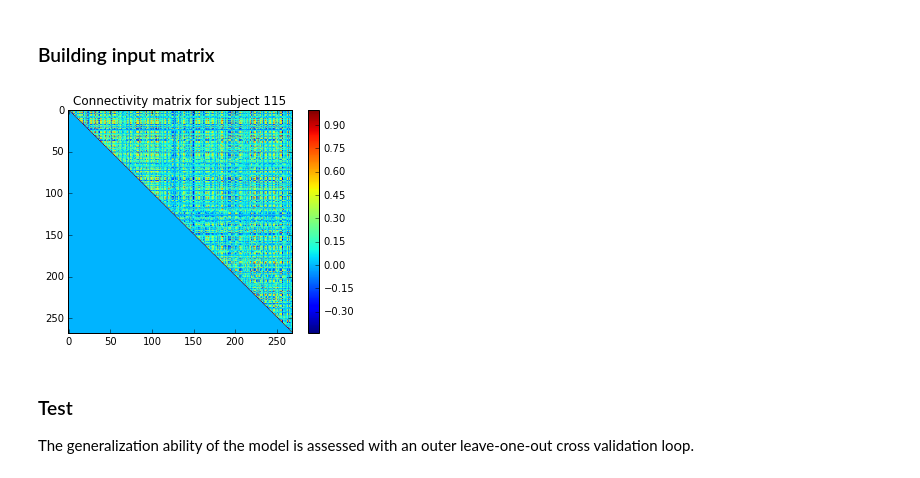
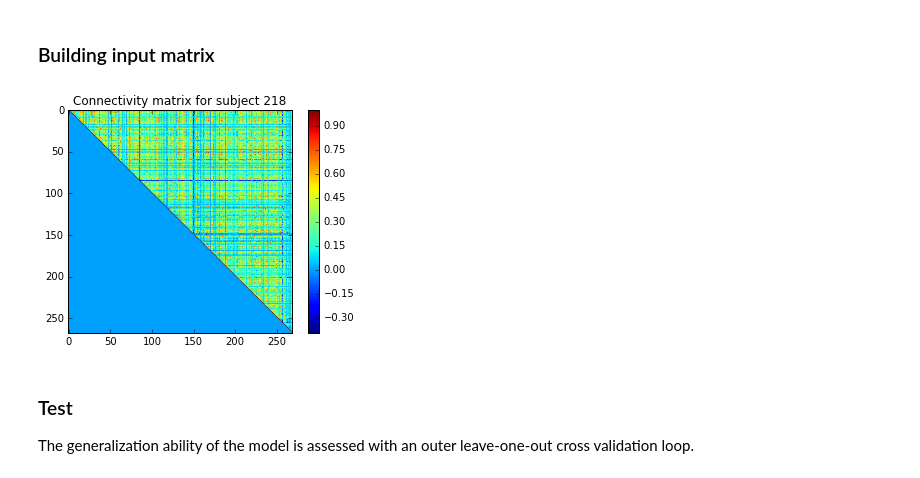
Before and after one commit to paola-g/iq_prediction, a Jupyter notebook: mars_loo.ipynb, the cells around one changed output. Cells and saved outputs as stored; diff of their text form; code cells hidden in the pictures.

```diff
--- a/mars_loo.ipynb
+++ b/mars_loo.ipynb
@@ -108,7 +110,7 @@ print('No. of subjects:',n_subj)
 # %%
 # improved preprocessing
-data = sio.loadmat('improved_preproc/rfMRI_REST1_HCP_Q2.mat')
-#data = sio.loadmat('improved_preproc/rfMRI_REST2_HCP_Q2.mat')
+#data = sio.loadmat('improved_preproc/rfMRI_REST1_HCP_Q2.mat')
+data = sio.loadmat('improved_preproc/rfMRI_REST2_HCP_Q2.mat')
 gF = np.ravel(data['PMAT24_A_CR'])
 n_subj = len(gF)
 # %% [markdown]
@@ -134,28 +136,28 @@ print(bin_limits)
 ### Building input matrix
 # %%
 # choose dataset
-conn_mats = data['rest_1_mat']
 #conn_mats = data['rest_1_mat']
-#conn_mats = data_ext
+#conn_mats = data['rest_2_mat']
+conn_mats = data_ext
 
 # build matrix n_subjects x n_edges
 n_parcels = conn_mats.shape[0]
 triu_idx = np.triu_indices(n_parcels,1)
 n_edges = len(triu_idx[1]);
 
 def plt_conn(subject):
     plt.imshow(np.triu(conn_mats[:,:,subject-1]))
     plt.colorbar()
     plt.title('Connectivity matrix for subject '+str(subject))
 
 interact(plt_conn, subject=(1,n_subj),continuous_update=False)
 
 edges = np.zeros([n_subj,n_edges])
 
 for subject in range(conn_mats.shape[-1]):
     edges[subject,] = conn_mats[:,:,subject][triu_idx]
 # %% [output]
-[figure, old version]
+[figure, new version]
 # %% [markdown]
 ### Test
 The generalization ability of the model is assessed with an outer leave-one-out cross validation loop.
```
Also changed, not shown: parts of 7 cells of this notebook, 3 other files.
